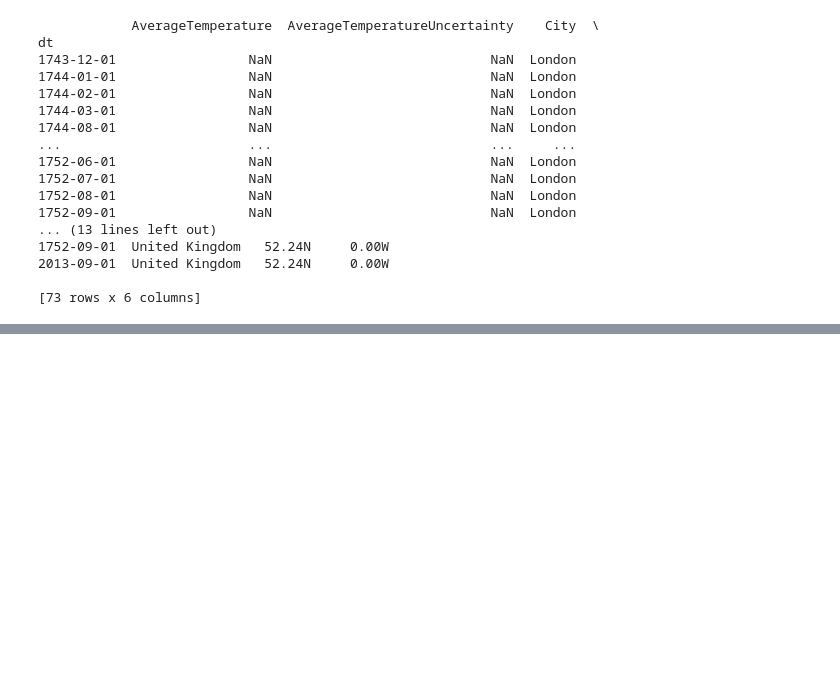
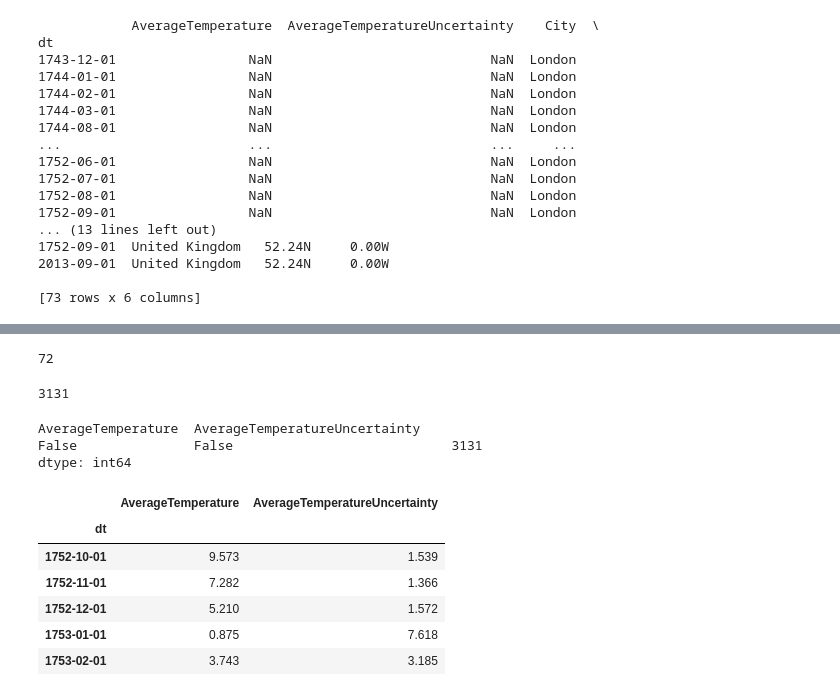
Before and after one commit to Brooke-Holyoak/time-series-exercises, a Jupyter notebook: Untitled1.ipynb, the cells around one changed output, grey strips where cells are left out. Drawn from its saved outputs; the diff is of its cells as text; code cells hidden in the pictures; blank space fills up the shorter version.

```diff
--- a/Untitled1.ipynb
+++ b/Untitled1.ipynb
@@ -116,0 +272,32 @@ dt
+# %%
+106-34
+# %% [output]
+72
+# %%
+#### We actually have a full years worth of data from 1750.
+#### Before and after that the info is spotty.
+#### Since we have consistent data from 1752-10-01, I'm comfortable starting my df there
+len(df.loc['1752-10-01':'2013-08-01','AverageTemperature':'AverageTemperatureUncertainty'])
+#print(len(spottydf[spottydf['AverageTemperature'].notnull()]))
+#print(spottydf[spottydf['AverageTemperature'].notnull()])
+# %% [output]
+3131
+# %%
+df.loc['1752-10-01':'2013-08-01','AverageTemperature':'AverageTemperatureUncertainty'].isnull().value_counts()
+# %% [output]
+AverageTemperature  AverageTemperatureUncertainty
+False               False                            3131
+dtype: int64
+# %%
+df = df.loc['1752-10-01':'2013-08-01','AverageTemperature':'AverageTemperatureUncertainty']
+#df = df.loc['1913-01-01':'2013-08-01','AverageTemperature':'AverageTemperatureUncertainty']
+# %%
+df.head()
+# %% [output]
+|  | AverageTemperature | AverageTemperatureUncertainty |
+| dt |  |  |
+| 1752-10-01 | 9.573 | 1.539 |
+| 1752-11-01 | 7.282 | 1.366 |
+| 1752-12-01 | 5.210 | 1.572 |
+| 1753-01-01 | 0.875 | 7.618 |
+| 1753-02-01 | 3.743 | 3.185 |
```
Also changed, not shown: parts of 49 cells of this notebook, 3 other files.
